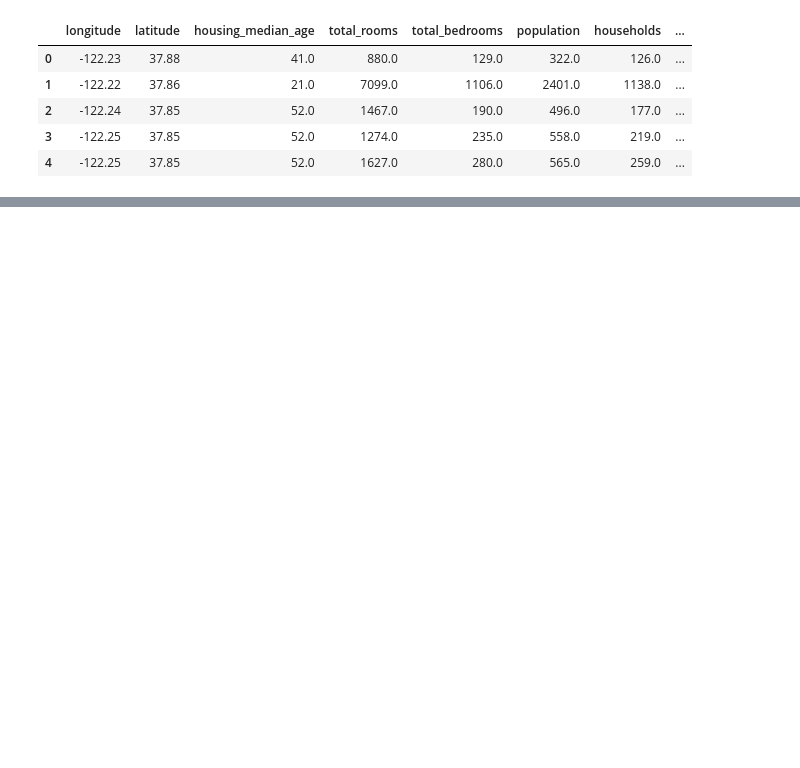
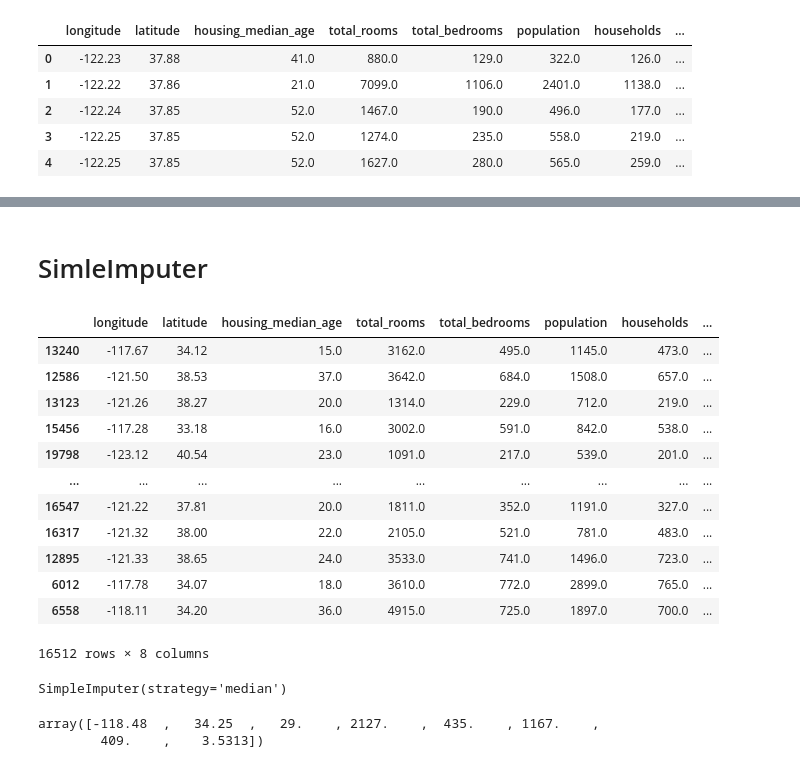
Before and after one commit to hfazliddin98/suniy-intelekt-darslar, a Jupyter notebook: 15-bolim Machine Learning Loyiha Qadamlari/loyiha_2.ipynb, the cells around one changed output, grey strips where cells are left out. Cells and saved outputs as stored; diff of their text form; code cells hidden in the pictures; blank space fills up the shorter version.

```diff
--- a/15-bolim Machine Learning Loyiha Qadamlari/loyiha_2.ipynb
+++ b/15-bolim Machine Learning Loyiha Qadamlari/loyiha_2.ipynb
@@ -18,0 +100,2 @@ df.head()
+# %% [markdown]
+# SimleImputer
@@ -18,0 +109,26 @@ df.head()
+# %%
+housing_num = housing.drop('ocean_proximity', axis=1)
+housing_num
+# %% [output]
+|  | longitude | latitude | housing_median_age | total_rooms | total_bedrooms | population | households | ... |
+| 13240 | -117.67 | 34.12 | 15.0 | 3162.0 | 495.0 | 1145.0 | 473.0 | ... |
+| 12586 | -121.50 | 38.53 | 37.0 | 3642.0 | 684.0 | 1508.0 | 657.0 | ... |
+| 13123 | -121.26 | 38.27 | 20.0 | 1314.0 | 229.0 | 712.0 | 219.0 | ... |
+| 15456 | -117.28 | 33.18 | 16.0 | 3002.0 | 591.0 | 842.0 | 538.0 | ... |
+| 19798 | -123.12 | 40.54 | 23.0 | 1091.0 | 217.0 | 539.0 | 201.0 | ... |
+| ... | ... | ... | ... | ... | ... | ... | ... | ... |
+| 16547 | -121.22 | 37.81 | 20.0 | 1811.0 | 352.0 | 1191.0 | 327.0 | ... |
+| 16317 | -121.32 | 38.00 | 22.0 | 2105.0 | 521.0 | 781.0 | 483.0 | ... |
+| 12895 | -121.33 | 38.65 | 24.0 | 3533.0 | 741.0 | 1496.0 | 723.0 | ... |
+| 6012 | -117.78 | 34.07 | 18.0 | 3610.0 | 772.0 | 2899.0 | 765.0 | ... |
+| 6558 | -118.11 | 34.20 | 36.0 | 4915.0 | 725.0 | 1897.0 | 700.0 | ... |
+16512 rows × 8 columns
+# %%
+imputer.fit(housing_num)
+# %% [output]
+SimpleImputer(strategy='median')
+# %%
+imputer.statistics_
+# %% [output]
+array([-118.48  ,   34.25  ,   29.    , 2127.    ,  435.    , 1167.    ,
+        409.    ,    3.5313])
```
Also changed, not shown: parts of 28 cells of this notebook, 1 other file.
